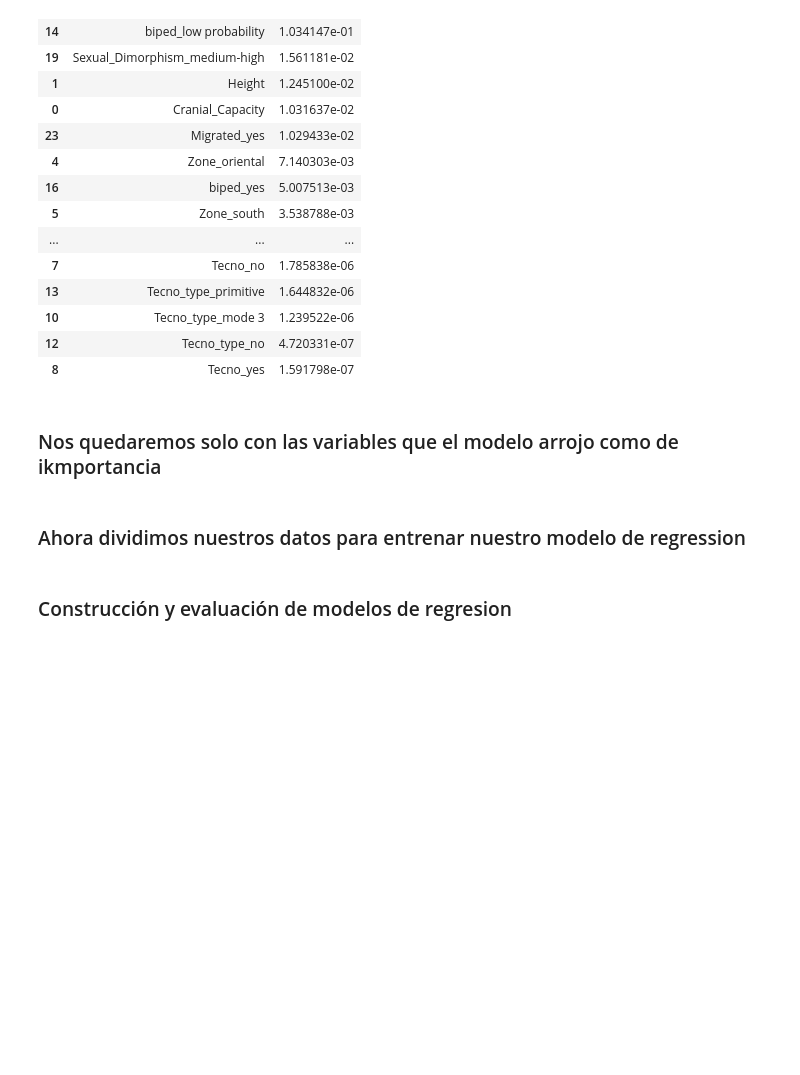
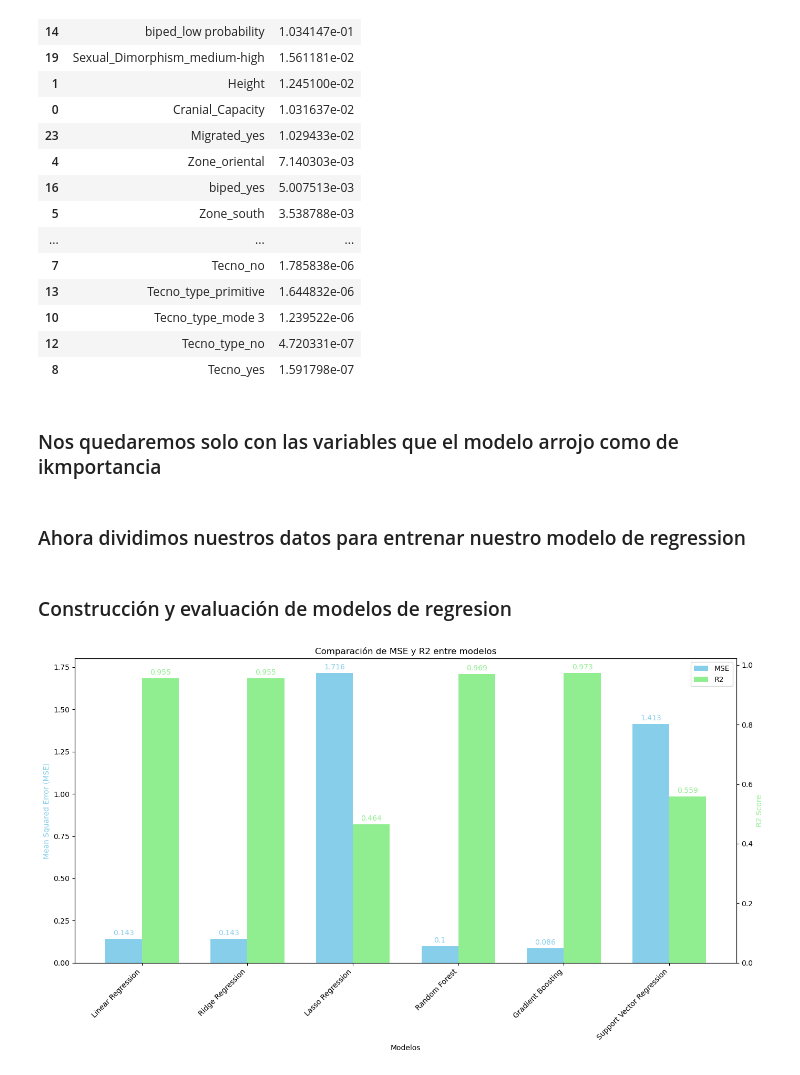
Before and after one commit to RodrigoFmdo/machineLearning, a Jupyter notebook: finalProj/src/regression.ipynb, the cells around one changed output. Cells and saved outputs as stored; diff of their text form; code cells hidden in the pictures; blank space fills up the shorter version.

```diff
--- a/finalProj/src/regression.ipynb
+++ b/finalProj/src/regression.ipynb
@@ -210,3 +211,90 @@ y = data['Time']
 X_train, X_test, y_train, y_test = train_test_split(X, y, test_size=0.2, random_state=42)
 # %% [markdown]
 ### Construcción y evaluación de modelos de regresion
+# %%
+from sklearn.model_selection import train_test_split, cross_val_score
+from sklearn.linear_model import LinearRegression, Ridge, Lasso
+from sklearn.ensemble import RandomForestRegressor, GradientBoostingRegressor
+from sklearn.svm import SVR
+from sklearn.metrics import mean_squared_error, r2_score
+
+# Definir los modelos de regresión
+models = {
+    'Linear Regression': LinearRegression(),
+    'Ridge Regression': Ridge(),
+    'Lasso Regression': Lasso(),
+    'Random Forest': RandomForestRegressor(),
+    'Gradient Boosting': GradientBoostingRegressor(),
+    'Support Vector Regression': SVR()
+}
+
+# Crear un diccionario para almacenar los resultados
+results = {}
+
+# Entrenar y evaluar cada modelo
+for name, model in models.items():
+    # Entrenar el modelo
+    model.fit(X_train, y_train)
+
+    # Hacer predicciones
+    y_pred = model.predict(X_test)
+
+    # Evaluar el modelo
+    mse = mean_squared_error(y_test, y_pred)
+    r2 = r2_score(y_test, y_pred)
+
+    # Almacenar los resultados
+    results[name] = {'MSE': mse, 'R2': r2}
+
+# Crear un DataFrame con los resultados
+results = {
+    'Model': ['Linear Regression', 'Ridge Regression', 'Lasso Regression', 'Random Forest', 'Gradient Boosting', 'Support Vector Regression'],
+    'MSE': [0.143094, 0.143116, 1.715569, 0.099810, 0.085879, 1.413112],
+    'R2': [0.955322, 0.955315, 0.464353, 0.968836, 0.973186, 0.558788]
+}
+
+results_df = pd.DataFrame(results)
+
+# Crear la figura y los ejes
+fig, ax1 = plt.subplots(figsize=(14, 8))
+
+# Configurar el eje x
+x = np.arange(len(results_df['Model']))
+width = 0.35
+
+# Crear las barras para el MSE
+rects1 = ax1.bar(x - width/2, results_df['MSE'], width, label='MSE', color='skyblue')
+
+# Crear el segundo eje para R2
+ax2 = ax1.twinx()
+rects2 = ax2.bar(x + width/2, results_df['R2'], width, label='R2', color='lightgreen')
+
+# Añadir etiquetas y título
+ax1.set_xlabel('Modelos')
+ax1.set_ylabel('Mean Squared Error (MSE)', color='skyblue')
+ax2.set_ylabel('R2 Score', color='lightgreen')
+ax1.set_title('Comparación de MSE y R2 entre modelos')
+ax1.set_xticks(x)
+ax1.set_xticklabels(results_df['Model'], rotation=45, ha="right")
+
+# Añadir leyenda
+fig.legend(loc='upper right', bbox_to_anchor=(1,1), bbox_transform=ax1.transAxes)
+
+# Añadir etiquetas de valores a las barras
+def autolabel(rects, ax, color):
+    for rect in rects:
+        height = rect.get_height()
+        ax.annotate('{}'.format(round(height, 3)),
+                    xy=(rect.get_x() + rect.get_width() / 2, height),
+                    xytext=(0, 3),  # 3 points vertical offset
+                    textcoords="offset points",
+                    ha='center', va='bottom', color=color)
+
+autolabel(rects1, ax1, 'skyblue')
+autolabel(rects2, ax2, 'lightgreen')
+
+# Mostrar el gráfico
+plt.tight_layout()
+plt.show()
+# %% [output]
+[figure, added]
```
Also changed, not shown: parts of 17 cells of this notebook.
